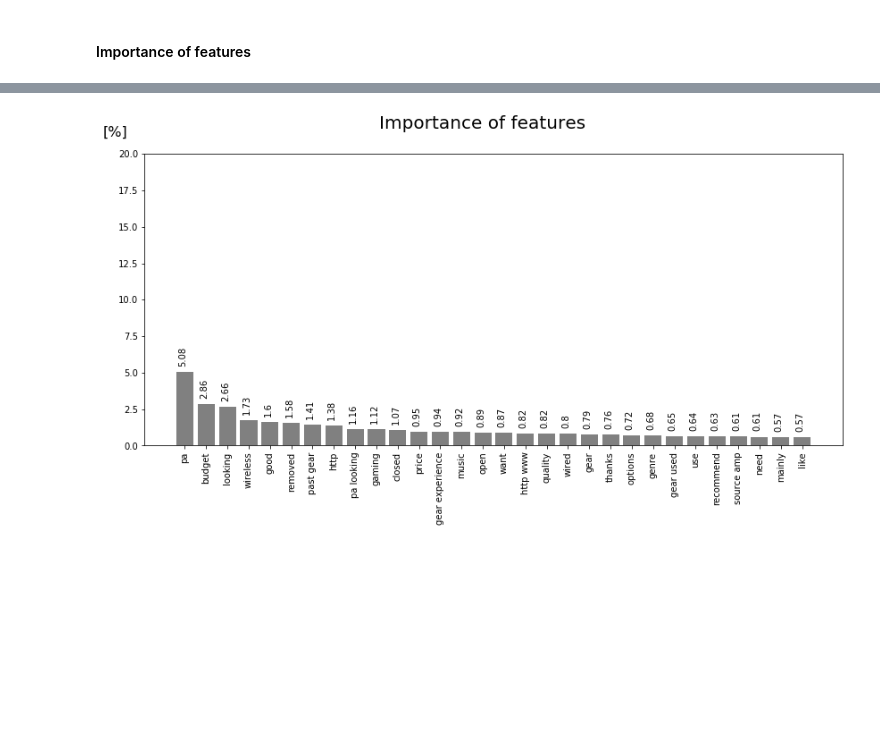
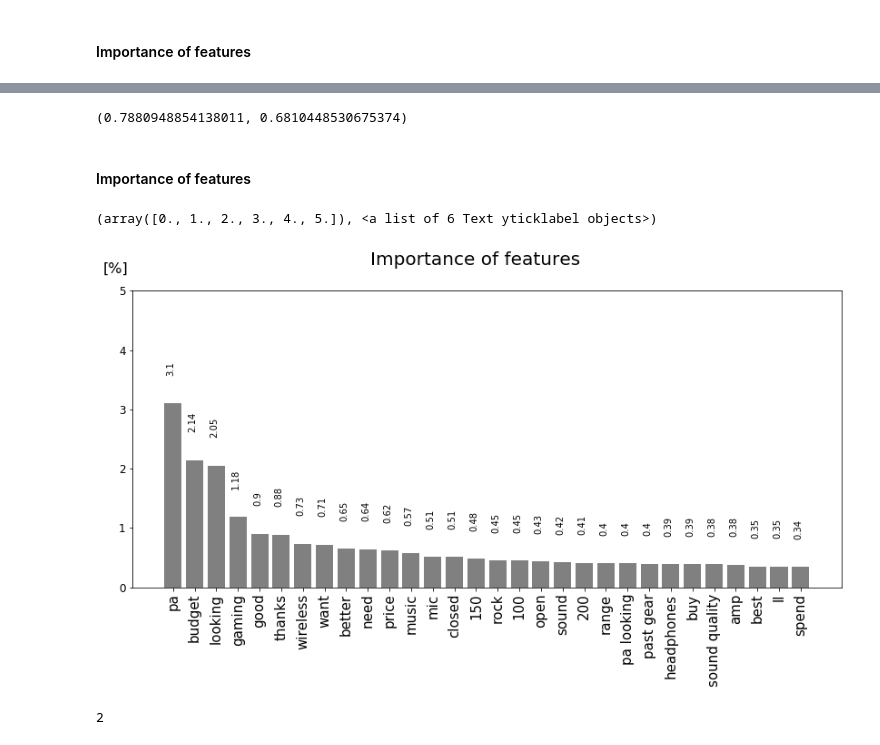
Before and after one commit to SJClarissa/nlp_headphone, a Jupyter notebook: code/EDA.ipynb, the cells around one changed output, grey strips where cells are left out. Saved outputs shown, nothing was run; the diff lists cells and outputs as text; code cells hidden in the pictures; blank space fills up the shorter version.

```diff
--- a/code/EDA.ipynb
+++ b/code/EDA.ipynb
@@ -231,0 +347,3 @@ df_imp = df_imp[0:30]
+# %%
+lr = LogisticRegression()
+lr.fit(X_train_tvec, y_train)
@@ -231,0 +360,3 @@ df_imp = df_imp[0:30]
+# %%
+rf = RandomForestClassifier(random_state=42, max_depth= 40, n_estimators= 100)
+rf.fit(X_train_tvec, y_train)
@@ -232,18 +371,37 @@ df_imp = df_imp[0:30]
+# %%
+rf.score(X_train_tvec, y_train), rf.score(X_test_tvec, y_test)
+# %% [output]
+(0.7880948854138011, 0.6810448530675374)
+# %% [markdown]
+#### Importance of features
+# %%
+df_result = pd.DataFrame()
+df_result['features'] = X_train_df.columns
+df_result['importance'] = rf.feature_importances_
+df_imp = df_result.sort_values(by='importance', ascending=False)
+df_imp.reset_index(drop=True, inplace = True)
+# %%
+df_imp = df_imp[0:30]
 # %%
 # Draw a barchart of performance of models
 fig = plt.figure(figsize = (14, 6))
 plt.bar(df_imp['features'], df_imp['importance'] * 100, color = 'gray')
 plt.xticks(rotation=90)
-plt.ylim(0, 20)
+plt.ylim(0, 5)
 
 for width, height in enumerate(df_imp['importance']):
     plt.text(width-0.3, height * 100 + 0.5, round(height * 100, 2), rotation=90)
 
 fig.suptitle('Importance of features', fontsize=20)
 # plt.xlabel('[Model]', fontsize=16, position=(0.95,100))
 plt.ylabel('[%]', fontsize=16, rotation=0, position=(0,1.05));
-# plt.xticks(fontsize=15)
-# plt.yticks(fontsize=12)
+plt.xticks(fontsize=15)
+plt.yticks(fontsize=12)
 # fig.savefig('../img/feature_importance_ozone_utah.png');
 # %% [output]
+(array([0., 1., 2., 3., 4., 5.]), <a list of 6 Text yticklabel objects>)
-[figure, old version]
+[figure, new version]
+# %%
+round(3/2)
+# %% [output]
+2
```
Also changed, not shown: parts of 25 cells of this notebook, 14 other files.
